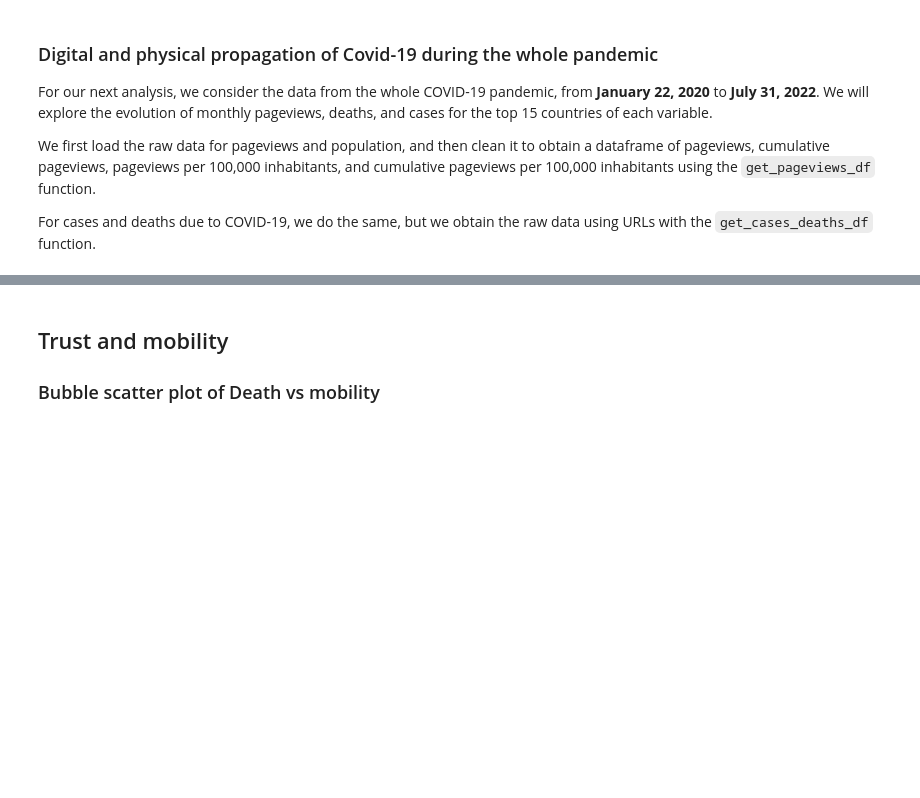
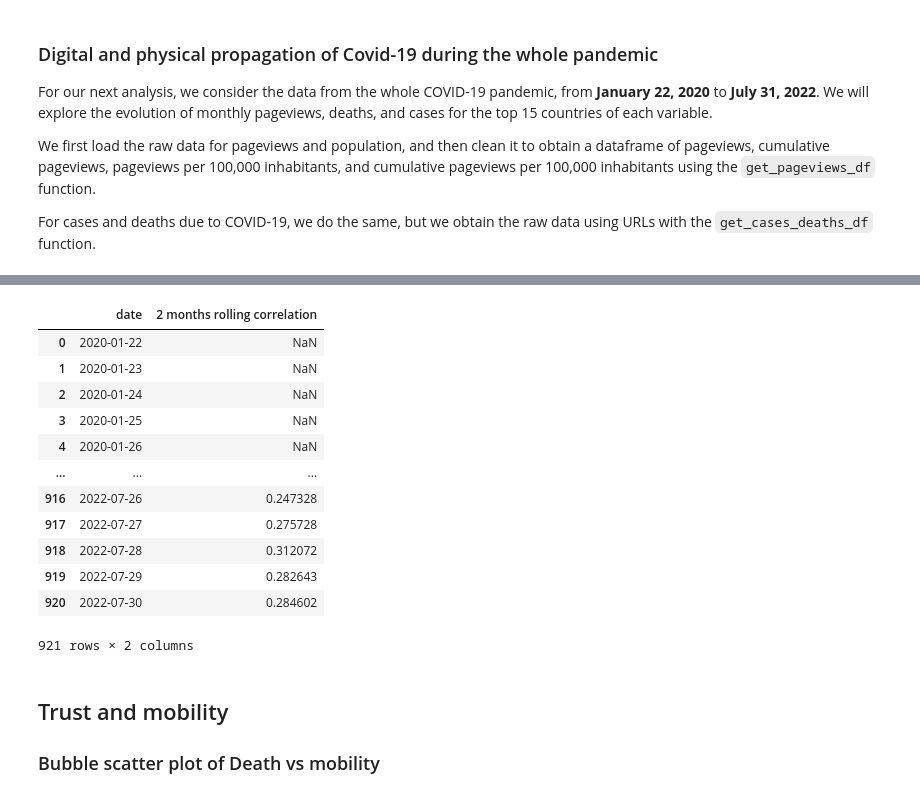
Before and after one commit to epfl-ada/ada-2022-project-thedatadiggers22, a Jupyter notebook: milestone3.ipynb, the cells around one changed output, grey strips where cells are left out. Drawn from its saved outputs; the diff is of its cells as text; code cells hidden in the pictures; blank space fills up the shorter version.

```diff
--- a/milestone3.ipynb
+++ b/milestone3.ipynb
@@ -174,3 +180,36 @@ FixedFormatter should only be used together with FixedLocator
+# %%
+from plotly.subplots import make_subplots
+df_pageviews_cumulsumed = df_pageviews.sum(axis= 1).to_frame().rolling(7, min_periods=1).sum().rename(columns={0: 'Cumulative pageviews'}).reset_index()
+deaths_cumulsumed = deaths.sum(axis= 1).to_frame().rolling(7, min_periods=1).sum().rename(columns={0: 'Cumulative deaths'}).reset_index()
+df_correlation = df_pageviews.sum(axis= 1).rolling(60, min_periods=60).corr(deaths.sum(axis= 1)).to_frame().rename(columns={0: '2 months rolling correlation'}).reset_index()
+fig = make_subplots(rows=3, cols=1, subplot_titles=(f'<span style="font-size: 12px;">Weekly moving average of the COVID-19 related deaths in considered countries</span>',
+         f'<span style="font-size: 12px;">Weekly moving average of the COVID related articles pageviews in considered countries</span>',
+          f'<span style="font-size: 12px;">Two months rolling correlation between deaths and pageviews</span>'))
+fig.add_trace(go.Scatter(x= deaths_cumulsumed['date'], y= deaths_cumulsumed['Cumulative deaths'], name= 'Weekly rolling deaths'), row= 1, col= 1)
+fig.add_trace(go.Scatter(x= df_pageviews_cumulsumed['date'], y= df_pageviews_cumulsumed['Cumulative pageviews'], name= 'Weekly rolling pageviews'), row= 2, col= 1)
+fig.add_trace(go.Scatter(x= df_correlation['date'], y= df_correlation['2 months rolling correlation'], name= 'Two months rolling correlation'), row= 3, col= 1)
+fig.update_layout(height=700, width= 900,
+    title_text= f'<span style="font-size: 16px;"><b>Plots of the physical and digital propagation of COVID-19 and their correlation</b></span>',
+    xaxis3_title = 'Date',
+    yaxis1_title = 'Deaths',
+    yaxis2_title = 'Pageviews',
+    yaxis3_title = 'Corr')
+fig.show()
+df_correlation
+# %% [output]
+|  | date | 2 months rolling correlation |
+| 0 | 2020-01-22 | NaN |
+| 1 | 2020-01-23 | NaN |
+| 2 | 2020-01-24 | NaN |
+| 3 | 2020-01-25 | NaN |
+| 4 | 2020-01-26 | NaN |
+| ... | ... | ... |
+| 916 | 2022-07-26 | 0.247328 |
+| 917 | 2022-07-27 | 0.275728 |
+| 918 | 2022-07-28 | 0.312072 |
+| 919 | 2022-07-29 | 0.282643 |
+| 920 | 2022-07-30 | 0.284602 |
+921 rows × 2 columns
 # %% [markdown]
 ## Trust and mobility <a class="anchor" id="chapter2"></a>
 ### Bubble scatter plot of Death vs mobility <a class="anchor" id="section_2_1"></a>
```
Also changed, not shown: parts of 4 cells of this notebook.
